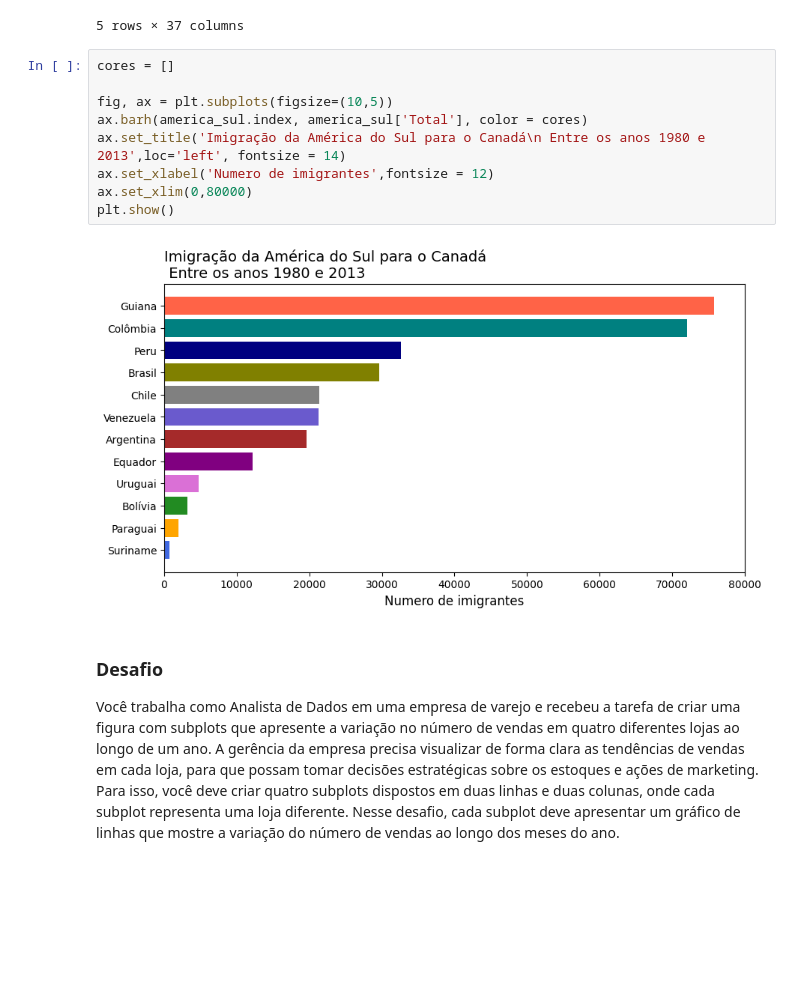
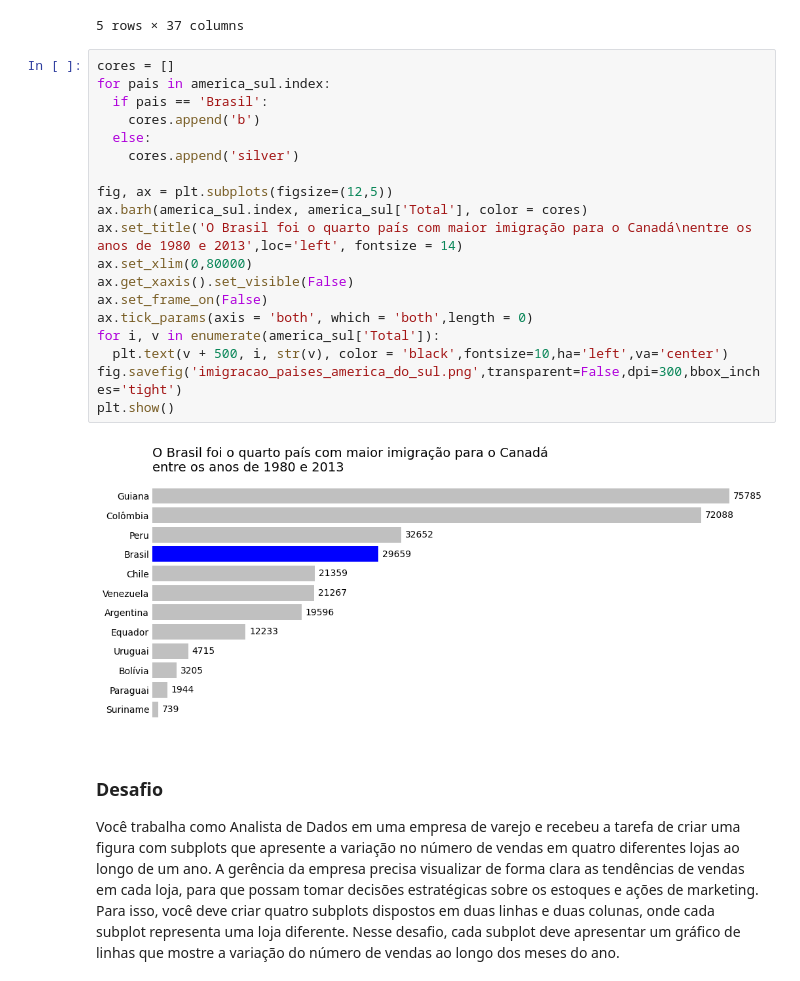
Before and after one commit to joaopfs97/data_science_exploring_data, a Jupyter notebook: data_visualization.ipynb, the cells around one changed output. Cells and saved outputs as stored; diff of their text form; blank space fills up the shorter version.

```diff
--- a/data_visualization.ipynb
+++ b/data_visualization.ipynb
@@ -122,17 +126,27 @@ america_sul.head()
 | Uruguai | América Latina e o Caribe | América do Sul | 128 | 132 | 146 | 105 | 90 | 92 | 137 | 269 | ... | ... |
 | Equador | América Latina e o Caribe | América do Sul | 238 | 207 | 184 | 155 | 179 | 208 | 240 | 344 | ... | ... |
 5 rows × 37 columns
-# %%
-cores = []
-
-fig, ax = plt.subplots(figsize=(10,5))
-ax.barh(america_sul.index, america_sul['Total'], color = cores)
-ax.set_title('Imigração da América do Sul para o Canadá\n Entre os anos 1980 e 2013',loc='left', fontsize = 14)
-ax.set_xlabel('Numero de imigrantes',fontsize = 12)
-ax.set_xlim(0,80000)
-plt.show()
-# %% [output]
-[figure, removed]
+# %%
+cores = []
+for pais in america_sul.index:
+  if pais == 'Brasil':
+    cores.append('b')
+  else:
+    cores.append('silver')
+
+fig, ax = plt.subplots(figsize=(12,5))
+ax.barh(america_sul.index, america_sul['Total'], color = cores)
+ax.set_title('O Brasil foi o quarto país com maior imigração para o Canadá\nentre os anos de 1980 e 2013',loc='left', fontsize = 14)
+ax.set_xlim(0,80000)
+ax.get_xaxis().set_visible(False)
+ax.set_frame_on(False)
+ax.tick_params(axis = 'both', which = 'both',length = 0)
+for i, v in enumerate(america_sul['Total']):
+  plt.text(v + 500, i, str(v), color = 'black',fontsize=10,ha='left',va='center')
+fig.savefig('imigracao_paises_america_do_sul.png',transparent=False,dpi=300,bbox_inches='tight')
+plt.show()
+# %% [output]
+[figure, added]
 # %% [markdown]
 <h3> Desafio </h3>
 Você trabalha como Analista de Dados em uma empresa de varejo e recebeu a tarefa de criar uma figura com subplots que apresente a variação no número de vendas em quatro diferentes lojas ao longo de um ano. A gerência da empresa precisa visualizar de forma clara as tendências de vendas em cada loja, para que possam tomar decisões estratégicas sobre os estoques e ações de marketing. Para isso, você deve criar quatro subplots dispostos em duas linhas e duas colunas, onde cada subplot representa uma loja diferente. Nesse desafio, cada subplot deve apresentar um gráfico de linhas que mostre a variação do número de vendas ao longo dos meses do ano.
```
Also changed, not shown: parts of 3 cells of this notebook.
